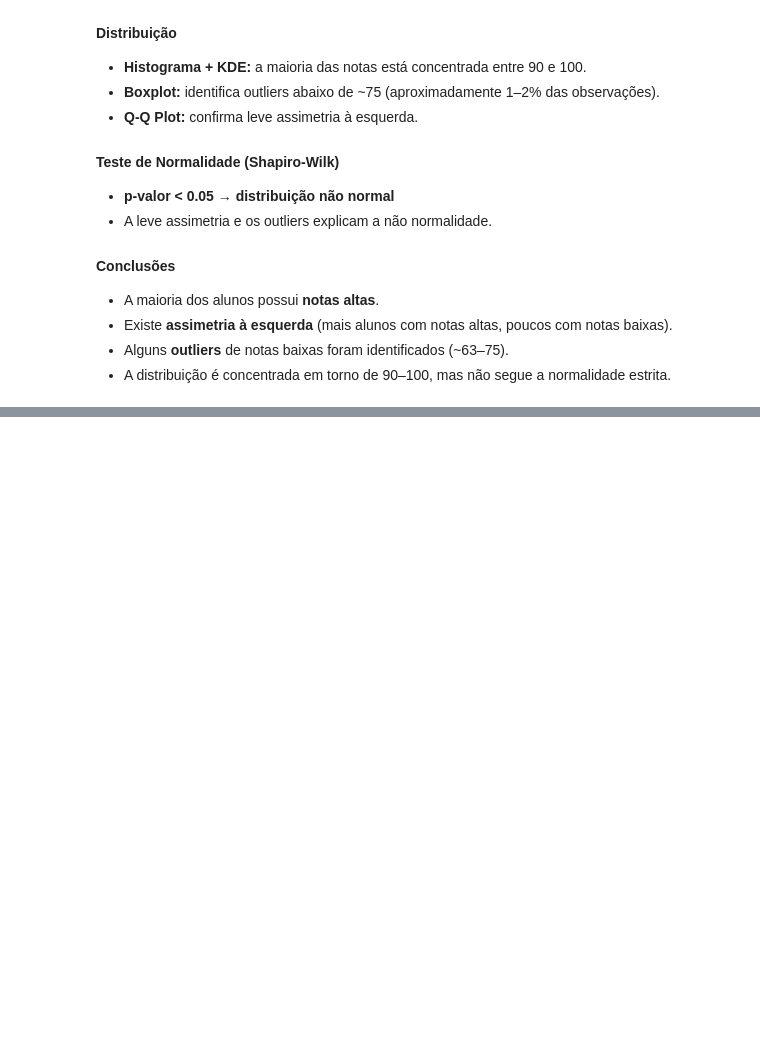
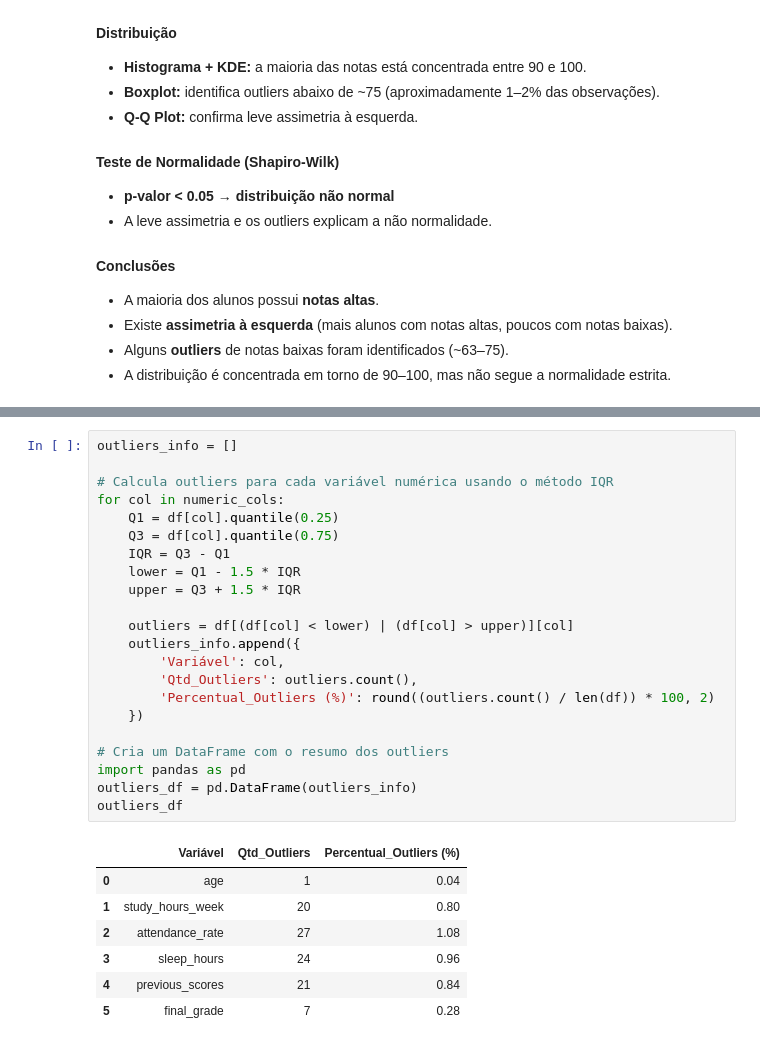
Before and after one commit to Juan-82/4-C-Juan-Enoque---students_performance, a Jupyter notebook: notebooks/01_EDA.ipynb, the cells around one changed output, grey strips where cells are left out. Drawn from its saved outputs; the diff is of its cells as text; blank space fills up the shorter version.

```diff
--- a/notebooks/01_EDA.ipynb
+++ b/notebooks/01_EDA.ipynb
@@ -269,0 +320,30 @@ Distribuição não normal (rejeita H0).
+# %%
+outliers_info = []
+
+# Calcula outliers para cada variável numérica usando o método IQR
+for col in numeric_cols:
+    Q1 = df[col].quantile(0.25)
+    Q3 = df[col].quantile(0.75)
+    IQR = Q3 - Q1
+    lower = Q1 - 1.5 * IQR
+    upper = Q3 + 1.5 * IQR
+
+    outliers = df[(df[col] < lower) | (df[col] > upper)][col]
+    outliers_info.append({
+        'Variável': col,
+        'Qtd_Outliers': outliers.count(),
+        'Percentual_Outliers (%)': round((outliers.count() / len(df)) * 100, 2)
+    })
+
+# Cria um DataFrame com o resumo dos outliers
+import pandas as pd
+outliers_df = pd.DataFrame(outliers_info)
+outliers_df
+# %% [output]
+|  | Variável | Qtd_Outliers | Percentual_Outliers (%) |
+| 0 | age | 1 | 0.04 |
+| 1 | study_hours_week | 20 | 0.80 |
+| 2 | attendance_rate | 27 | 1.08 |
+| 3 | sleep_hours | 24 | 0.96 |
+| 4 | previous_scores | 21 | 0.84 |
+| 5 | final_grade | 7 | 0.28 |
```
Also changed, not shown: parts of 19 cells of this notebook.
